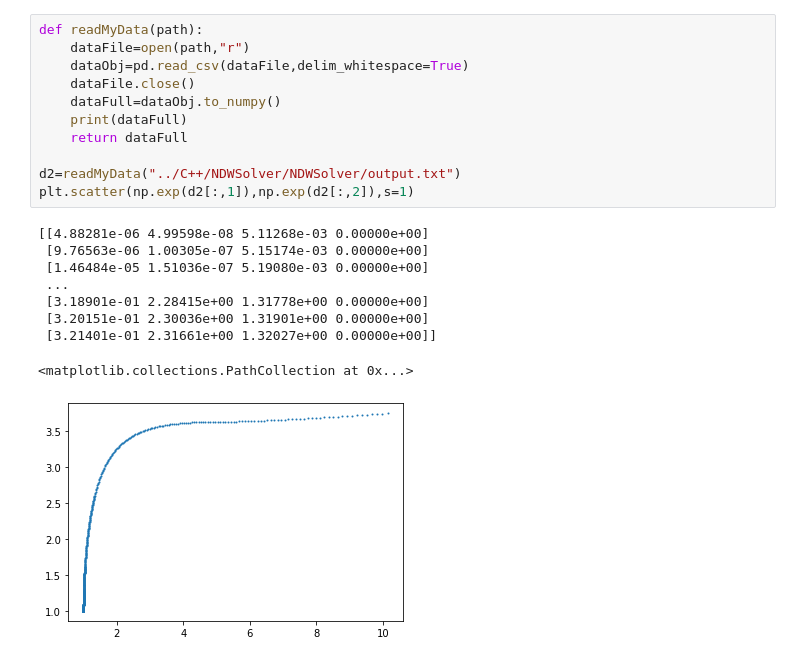
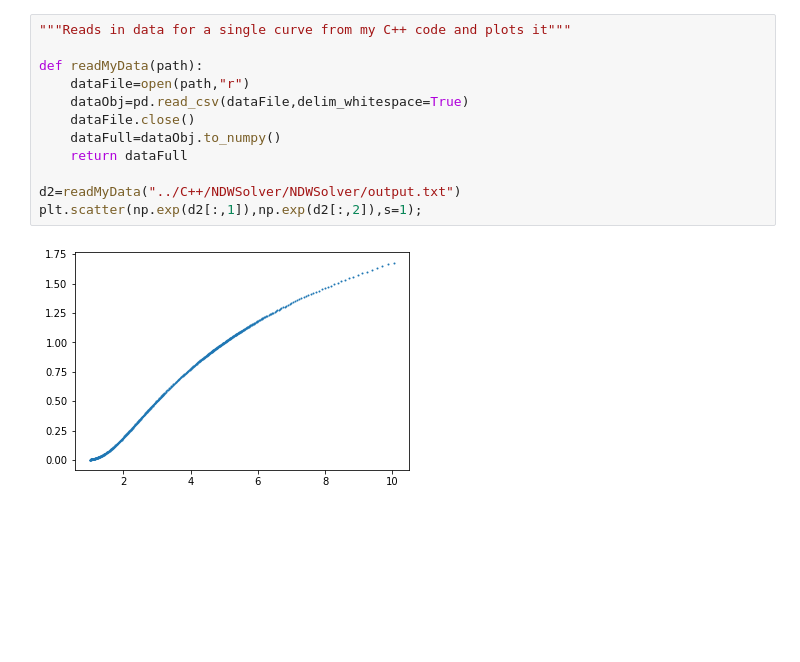
Before and after one commit to bnevs88/neutrino-winds, a Jupyter notebook: neutrino-winds/readCData.ipynb, the cells around one changed output. Drawn from its saved outputs; the diff is of its cells as text; blank space fills up the shorter version.

Commit message:
Fixed readCData for adiabatic winds, got C++ integrator working for adiabatic and isothermal winds (reproduces python results)

```diff
--- a/neutrino-winds/readCData.ipynb
+++ b/neutrino-winds/readCData.ipynb
@@ -37,21 +46,14 @@ plotData(d)
 # %%
+"""Reads in data for a single curve from my C++ code and plots it"""
+
 def readMyData(path):
     dataFile=open(path,"r")
     dataObj=pd.read_csv(dataFile,delim_whitespace=True)
     dataFile.close()
     dataFull=dataObj.to_numpy()
-    print(dataFull)
     return dataFull
 
 d2=readMyData("../C++/NDWSolver/NDWSolver/output.txt")
-plt.scatter(np.exp(d2[:,1]),np.exp(d2[:,2]),s=1)
+plt.scatter(np.exp(d2[:,1]),np.exp(d2[:,2]),s=1);
 # %% [output]
-[[4.88281e-06 4.99598e-08 5.11268e-03 0.00000e+00]
- [9.76563e-06 1.00305e-07 5.15174e-03 0.00000e+00]
- [1.46484e-05 1.51036e-07 5.19080e-03 0.00000e+00]
- ...
- [3.18901e-01 2.28415e+00 1.31778e+00 0.00000e+00]
- [3.20151e-01 2.30036e+00 1.31901e+00 0.00000e+00]
- [3.21401e-01 2.31661e+00 1.32027e+00 0.00000e+00]]
-<matplotlib.collections.PathCollection at 0x...>
-[figure, old version]
+[figure, new version]
```
Also changed, not shown: parts of 3 cells of this notebook, 12 other files.
